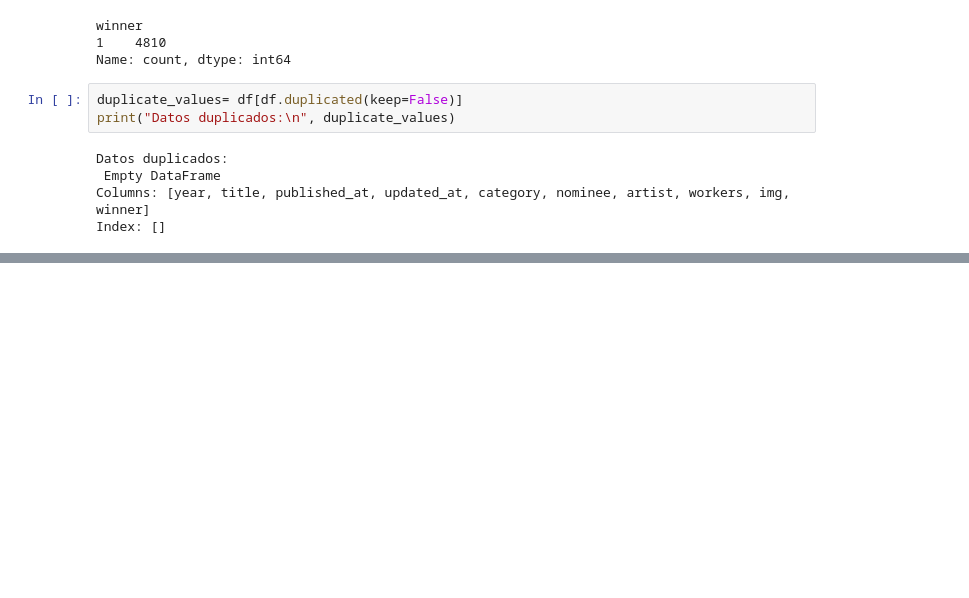
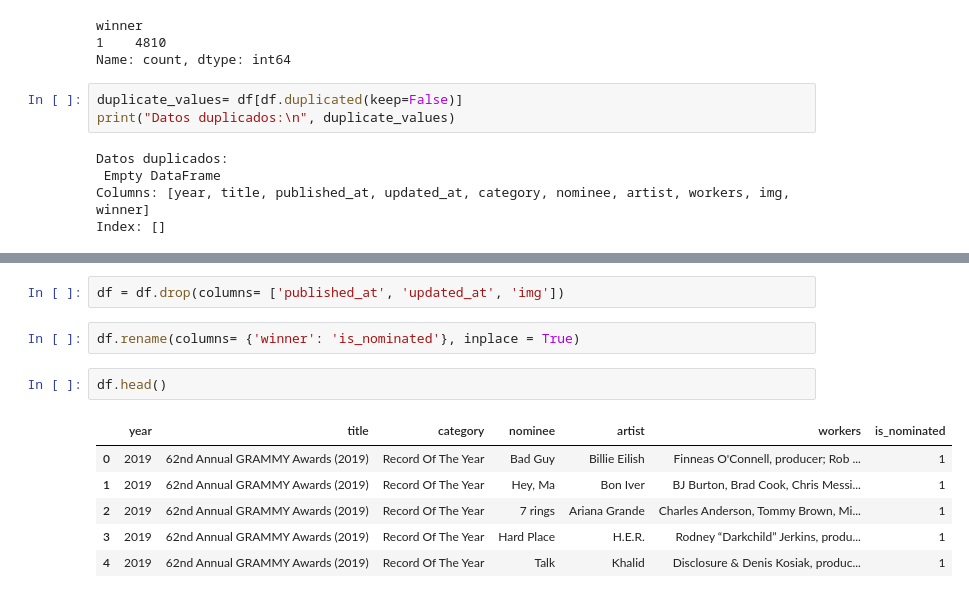
Before and after one commit to Michelburgos/Workshop_2, a Jupyter notebook: notebooks/002_EDA_Grammy.ipynb, the cells around one changed output, grey strips where cells are left out. Drawn from its saved outputs; the diff is of its cells as text; blank space fills up the shorter version.

```diff
--- a/notebooks/002_EDA_Grammy.ipynb
+++ b/notebooks/002_EDA_Grammy.ipynb
@@ -145,0 +440,13 @@ df.loc[df["workers"].isna()]
+# %%
+df = df.drop(columns= ['published_at', 'updated_at', 'img'])
+# %%
+df.rename(columns= {'winner': 'is_nominated'}, inplace = True)
+# %%
+df.head()
+# %% [output]
+|  | year | title | category | nominee | artist | workers | is_nominated |
+| 0 | 2019 | 62nd Annual GRAMMY Awards (2019) | Record Of The Year | Bad Guy | Billie Eilish | Finneas O'Connell, producer; Rob ... | 1 |
+| 1 | 2019 | 62nd Annual GRAMMY Awards (2019) | Record Of The Year | Hey, Ma | Bon Iver | BJ Burton, Brad Cook, Chris Messi... | 1 |
+| 2 | 2019 | 62nd Annual GRAMMY Awards (2019) | Record Of The Year | 7 rings | Ariana Grande | Charles Anderson, Tommy Brown, Mi... | 1 |
+| 3 | 2019 | 62nd Annual GRAMMY Awards (2019) | Record Of The Year | Hard Place | H.E.R. | Rodney “Darkchild” Jerkins, produ... | 1 |
+| 4 | 2019 | 62nd Annual GRAMMY Awards (2019) | Record Of The Year | Talk | Khalid | Disclosure & Denis Kosiak, produc... | 1 |
```
Also changed, not shown: parts of 22 cells of this notebook.
